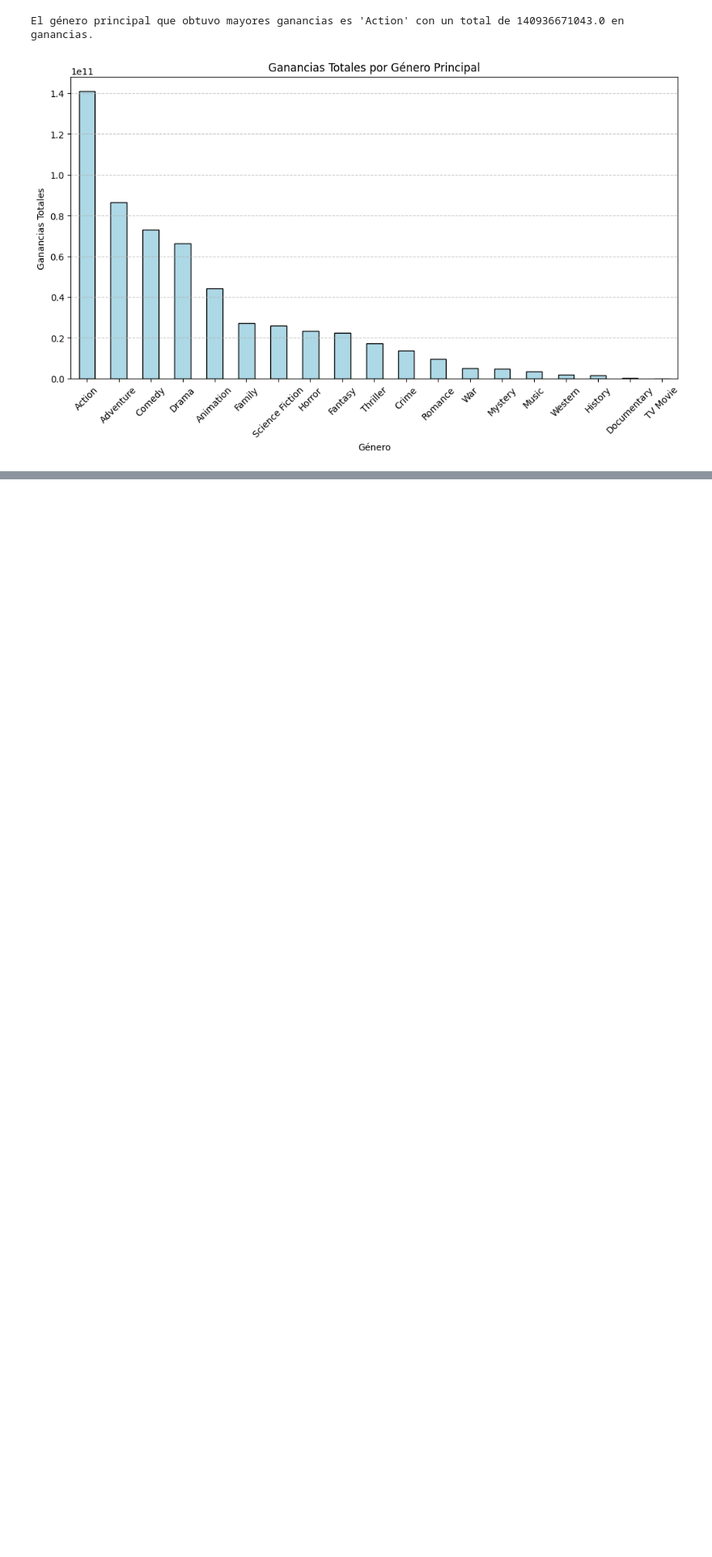
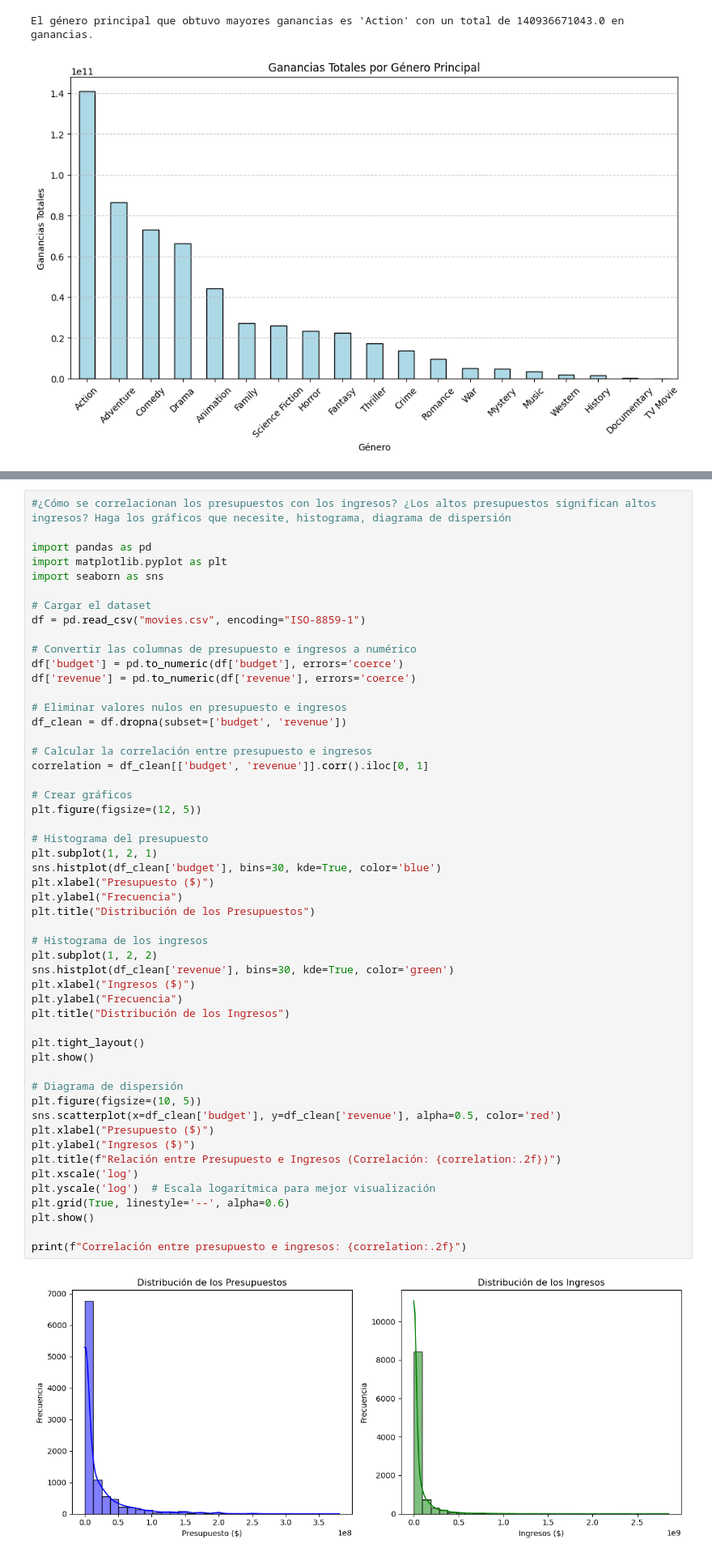
Before and after one commit to OscarEscriba/Proyecto1-Mineria-de-Datos, a Jupyter notebook: Proyeto1.ipynb, the cells around one changed output, grey strips where cells are left out. Shown at 81% size. Cells and saved outputs as stored; diff of their text form; blank space fills up the shorter version.

```diff
--- a/Proyeto1.ipynb
+++ b/Proyeto1.ipynb
@@ -434,0 +594,54 @@ El género principal que obtuvo mayores ganancias es 'Action' con un total de 14
+# %%
+#¿Cómo se correlacionan los presupuestos con los ingresos? ¿Los altos presupuestos significan altos ingresos? Haga los gráficos que necesite, histograma, diagrama de dispersión
+
+import pandas as pd
+import matplotlib.pyplot as plt
+import seaborn as sns
+
+# Cargar el dataset
+df = pd.read_csv("movies.csv", encoding="ISO-8859-1")
+
+# Convertir las columnas de presupuesto e ingresos a numérico
+df['budget'] = pd.to_numeric(df['budget'], errors='coerce')
+df['revenue'] = pd.to_numeric(df['revenue'], errors='coerce')
+
+# Eliminar valores nulos en presupuesto e ingresos
+df_clean = df.dropna(subset=['budget', 'revenue'])
+
+# Calcular la correlación entre presupuesto e ingresos
+correlation = df_clean[['budget', 'revenue']].corr().iloc[0, 1]
+
+# Crear gráficos
+plt.figure(figsize=(12, 5))
+
+# Histograma del presupuesto
+plt.subplot(1, 2, 1)
+sns.histplot(df_clean['budget'], bins=30, kde=True, color='blue')
+plt.xlabel("Presupuesto ($)")
+plt.ylabel("Frecuencia")
+plt.title("Distribución de los Presupuestos")
+
+# Histograma de los ingresos
+plt.subplot(1, 2, 2)
+sns.histplot(df_clean['revenue'], bins=30, kde=True, color='green')
+plt.xlabel("Ingresos ($)")
+plt.ylabel("Frecuencia")
+plt.title("Distribución de los Ingresos")
+
+plt.tight_layout()
+plt.show()
+
+# Diagrama de dispersión
+plt.figure(figsize=(10, 5))
+sns.scatterplot(x=df_clean['budget'], y=df_clean['revenue'], alpha=0.5, color='red')
+plt.xlabel("Presupuesto ($)")
+plt.ylabel("Ingresos ($)")
+plt.title(f"Relación entre Presupuesto e Ingresos (Correlación: {correlation:.2f})")
+plt.xscale('log')
+plt.yscale('log')  # Escala logarítmica para mejor visualización
+plt.grid(True, linestyle='--', alpha=0.6)
+plt.show()
+
+print(f"Correlación entre presupuesto e ingresos: {correlation:.2f}")
+# %% [output]
+[figure, added]
```
Also changed, not shown: parts of 22 cells of this notebook.
